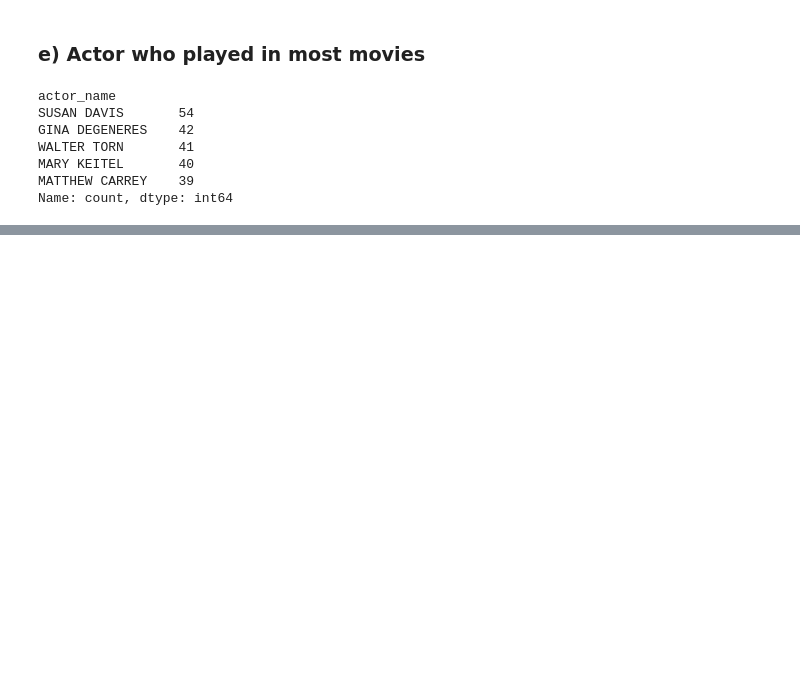
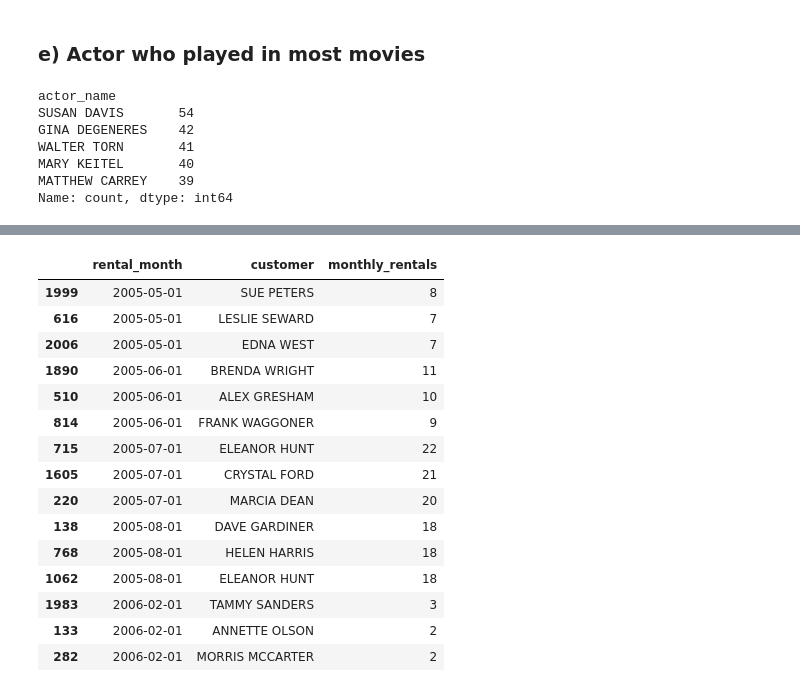
Before and after one commit to pytt156/sakila_lab_daniela_algerydh, a Jupyter notebook: notebooks/01_eda.ipynb, the cells around one changed output, grey strips where cells are left out. Drawn from its saved outputs; the diff is of its cells as text; code cells hidden in the pictures; blank space fills up the shorter version.

```diff
--- a/notebooks/01_eda.ipynb
+++ b/notebooks/01_eda.ipynb
@@ -146,0 +204,12 @@ Name: count, dtype: int64
+# %%
+per_month = con.sql("""--sql
+    SELECT
+		DATE_TRUNC('month', rental_date) AS rental_month,
+        cu.first_name || ' ' || cu.last_name AS customer,
+        COUNT(*) AS monthly_rentals
+        FROM rental r
+        JOIN customer cu ON cu.customer_id = r.customer_id
+        GROUP BY rental_month, customer
+    """).df()
+
+per_month.sample(10)
@@ -146,0 +228,24 @@ Name: count, dtype: int64
+# %%
+top_per_month = (
+    per_month.sort_values(["rental_month", "monthly_rentals"], ascending=[True, False])
+    .groupby("rental_month")
+    .head(3)
+)
+top_per_month
+# %% [output]
+|  | rental_month | customer | monthly_rentals |
+| 1999 | 2005-05-01 | SUE PETERS | 8 |
+| 616 | 2005-05-01 | LESLIE SEWARD | 7 |
+| 2006 | 2005-05-01 | EDNA WEST | 7 |
+| 1890 | 2005-06-01 | BRENDA WRIGHT | 11 |
+| 510 | 2005-06-01 | ALEX GRESHAM | 10 |
+| 814 | 2005-06-01 | FRANK WAGGONER | 9 |
+| 715 | 2005-07-01 | ELEANOR HUNT | 22 |
+| 1605 | 2005-07-01 | CRYSTAL FORD | 21 |
+| 220 | 2005-07-01 | MARCIA DEAN | 20 |
+| 138 | 2005-08-01 | DAVE GARDINER | 18 |
+| 768 | 2005-08-01 | HELEN HARRIS | 18 |
+| 1062 | 2005-08-01 | ELEANOR HUNT | 18 |
+| 1983 | 2006-02-01 | TAMMY SANDERS | 3 |
+| 133 | 2006-02-01 | ANNETTE OLSON | 2 |
+| 282 | 2006-02-01 | MORRIS MCCARTER | 2 |
```
Also changed, not shown: parts of 13 cells of this notebook.
